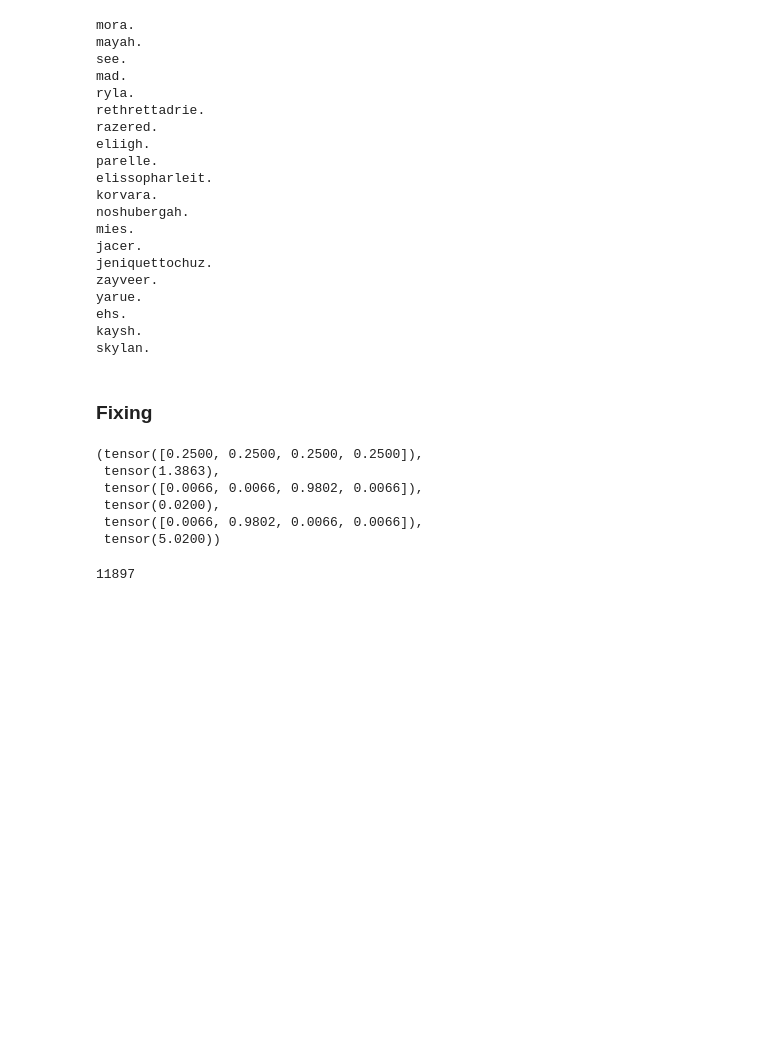
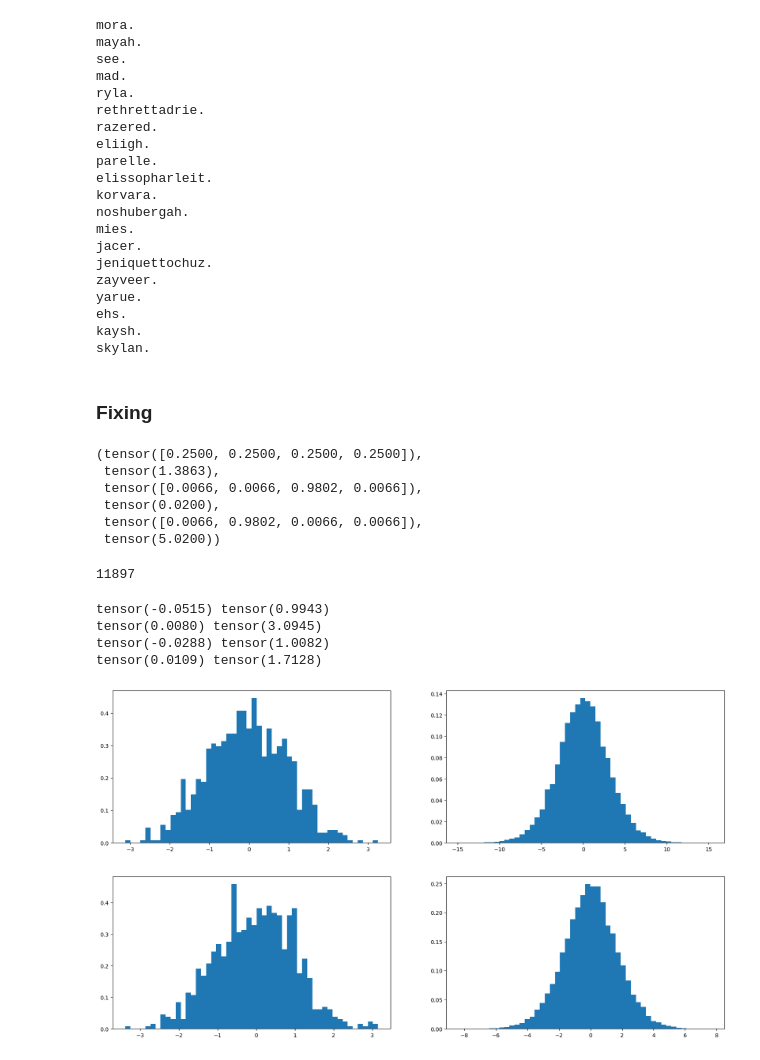
Before and after one commit to shushankai/makemore, a Jupyter notebook: makemore3.ipynb, the cells around one changed output. Drawn from its saved outputs; the diff is of its cells as text; code cells hidden in the pictures; blank space fills up the shorter version.

Commit message:
added fan_in to weights intialization

```diff
--- a/makemore3.ipynb
+++ b/makemore3.ipynb
@@ -265,3 +275,34 @@ for p in parameters:
+# %%
+x = torch.randn((100, 10))   # gaussain distribution
+w = torch.randn((10, 200))   # gaussian distribution
+y = x @ w
+print(x.mean(), x.std())
+print(y.mean(), y.std())
+plt.figure(figsize=(20, 5))
+plt.subplot(121)
+plt.hist(x.view(-1).tolist(), 50, density=True);
+plt.subplot(122)
+plt.hist(y.view(-1).tolist(), 50, density=True);
+
+# We can see that our std deviation is getting increased the weights are making our inputs spread more
+# Solution
+x = torch.randn((100, 10))
+w = torch.randn((10, 200)) * (5/3) / (10**0.5) # gain / square root of inputs (fan_in)
+y = x @ w
+print(x.mean(), x.std())
+print(y.mean(), y.std())
+plt.figure(figsize=(20, 5))
+plt.subplot(121)
+plt.hist(x.view(-1).tolist(), 50, density=True);
+plt.subplot(122)
+plt.hist(y.view(-1).tolist(), 50, density=True);
+# %% [output]
+tensor(-0.0515) tensor(0.9943)
+tensor(0.0080) tensor(3.0945)
+tensor(-0.0288) tensor(1.0082)
+tensor(0.0109) tensor(1.7128)
+[figure, added]
+[figure, added]
 # %%
 max_steps = 200000
 batch_size = 32
```
Also changed, not shown: parts of 9 cells of this notebook.
